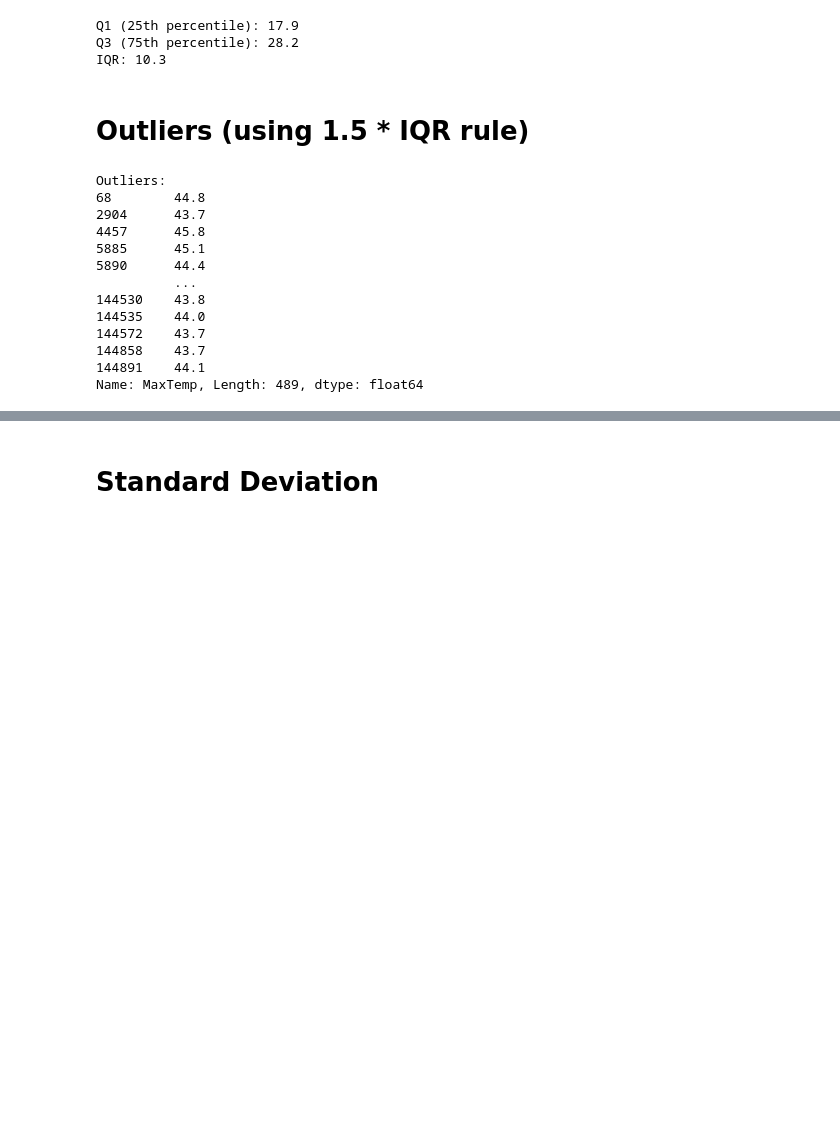
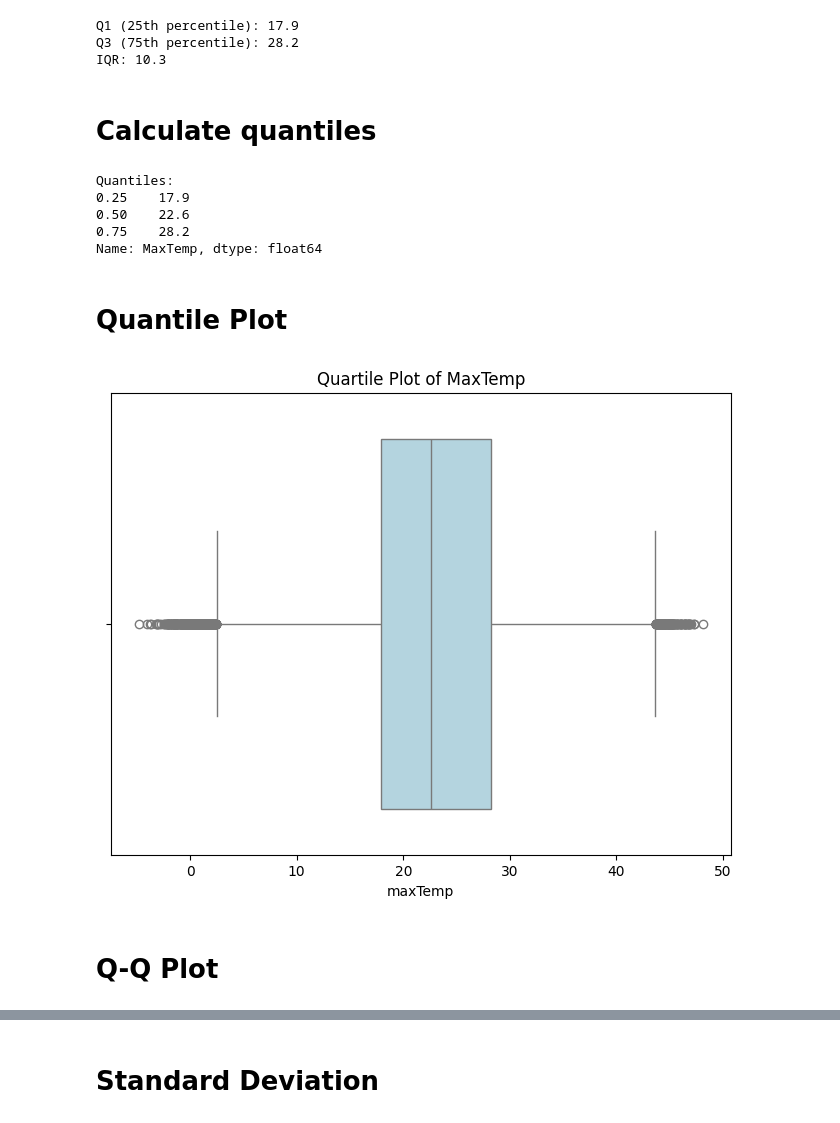
Before and after one commit to mahamadulhasanshaikat/Machine-Learning, a Jupyter notebook: ML Project/Weather Analysis/rain_prediction.ipynb, the cells around one changed output, grey strips where cells are left out. Saved outputs shown, nothing was run; the diff lists cells and outputs as text; code cells hidden in the pictures; blank space fills up the shorter version.

```diff
--- a/ML Project/Weather Analysis/rain_prediction.ipynb
+++ b/ML Project/Weather Analysis/rain_prediction.ipynb
@@ -90,25 +90,28 @@ print(f"IQR: {IQR}")
 Q1 (25th percentile): 17.9
 Q3 (75th percentile): 28.2
 IQR: 10.3
-# %% [markdown]
-# Outliers (using 1.5 * IQR rule)
-# %%
-# Outliers (using 1.5 * IQR rule)
-lower_bound = Q1 - 1.5 * IQR
-upper_bound = Q3 + 1.5 * IQR
-outliers = data[(data < lower_bound) | (data > upper_bound)]
-print(f"Outliers:\n{outliers}")
-# %% [output]
-Outliers:
-68        44.8
-2904      43.7
-4457      45.8
-5885      45.1
-5890      44.4
-          ...
-144530    43.8
-144535    44.0
-144572    43.7
-144858    43.7
-144891    44.1
-Name: MaxTemp, Length: 489, dtype: float64
+# %% [markdown]
+# Calculate quantiles
+# %%
+
+quantiles = data.quantile([0.25, 0.5, 0.75])
+print("Quantiles:")
+print(quantiles)
+# %% [output]
+Quantiles:
+0.25    17.9
+0.50    22.6
+0.75    28.2
+Name: MaxTemp, dtype: float64
+# %% [markdown]
+# Quantile Plot
+# %%
+plt.figure(figsize=(8, 6))
+sns.boxplot(x=data, color='lightblue')
+plt.title(f'Quartile Plot of {'MaxTemp'}')
+plt.xlabel('maxTemp')
+plt.show()
+# %% [output]
+[figure, added]
+# %% [markdown]
+# Q-Q Plot
```
Also changed, not shown: parts of 7 cells of this notebook.
